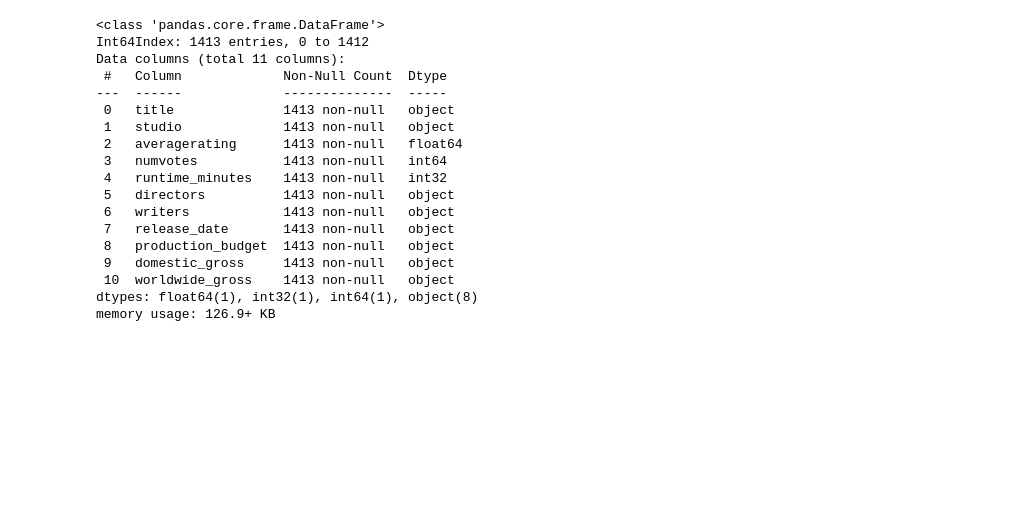
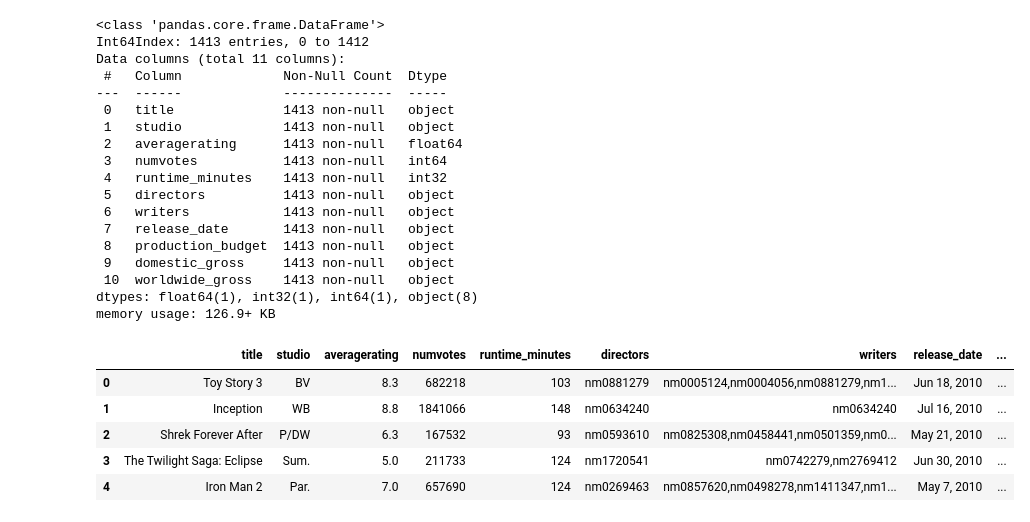
Before and after one commit to INV-VTL/dsc-phase-1-project, a Jupyter notebook: student.ipynb, the cells around one changed output. Saved outputs shown, nothing was run; the diff lists cells and outputs as text; code cells hidden in the pictures; blank space fills up the shorter version.

```diff
--- a/student.ipynb
+++ b/student.ipynb
@@ -977,0 +984,9 @@ memory usage: 126.9+ KB
+# %%
+finalcleaned_df.head()
+# %% [output]
+|  | title | studio | averagerating | numvotes | runtime_minutes | directors | writers | release_date | ... |
+| 0 | Toy Story 3 | BV | 8.3 | 682218 | 103 | nm0881279 | nm0005124,nm0004056,nm0881279,nm1... | Jun 18, 2010 | ... |
+| 1 | Inception | WB | 8.8 | 1841066 | 148 | nm0634240 | nm0634240 | Jul 16, 2010 | ... |
+| 2 | Shrek Forever After | P/DW | 6.3 | 167532 | 93 | nm0593610 | nm0825308,nm0458441,nm0501359,nm0... | May 21, 2010 | ... |
+| 3 | The Twilight Saga: Eclipse | Sum. | 5.0 | 211733 | 124 | nm1720541 | nm0742279,nm2769412 | Jun 30, 2010 | ... |
+| 4 | Iron Man 2 | Par. | 7.0 | 657690 | 124 | nm0269463 | nm0857620,nm0498278,nm1411347,nm1... | May 7, 2010 | ... |
```
Also changed, not shown: parts of 12 cells of this notebook.
